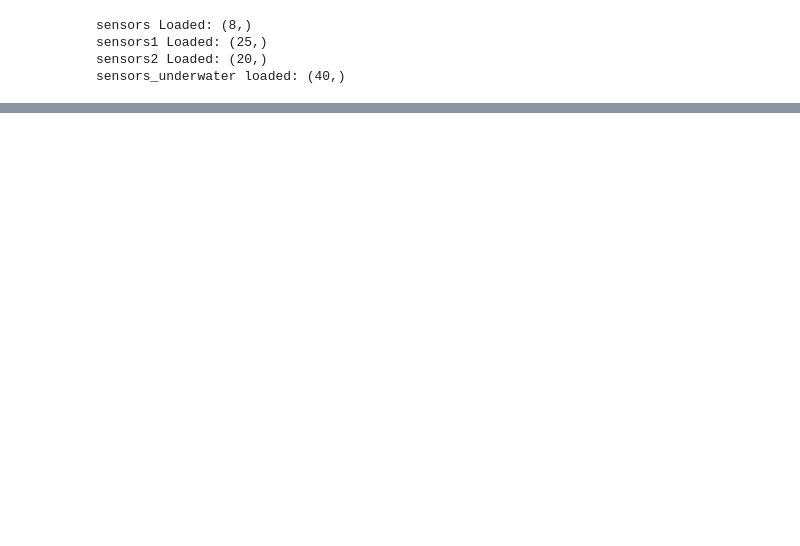
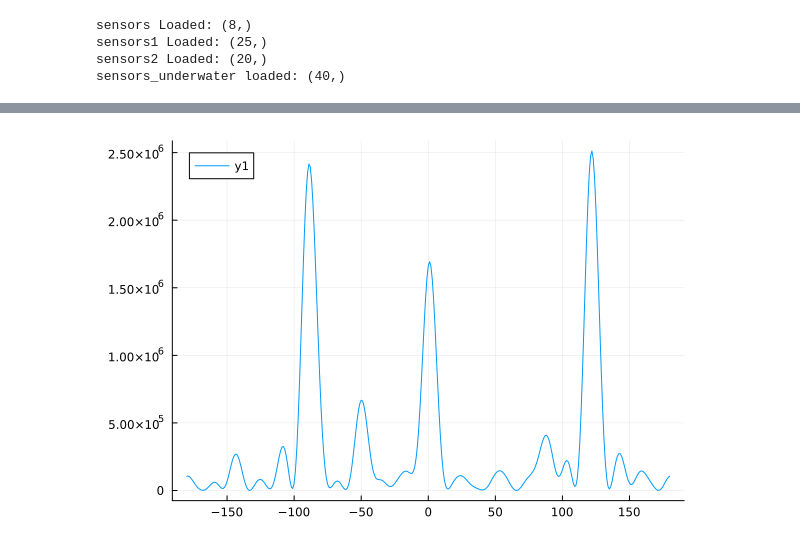
Before and after one commit to soundmapping/localization, a Jupyter notebook: doa/sbl.ipynb, the cells around one changed output, grey strips where cells are left out. Drawn from its saved outputs; the diff is of its cells as text; code cells hidden in the pictures; blank space fills up the shorter version.

```diff
--- a/doa/sbl.ipynb
+++ b/doa/sbl.ipynb
@@ -10,7 +11,7 @@ Step 0: Open recording or generate signal
 include("../signal_generator/tone.jl")
 include("../sensor.jl")
 
-freq = 50;          # Frequency of Tone (in Hz)
+freq = 1500;          # Frequency of Tone (in Hz)
 amp = 1;            # Amplitude of Tone
 duration = 10;       # Duration of Tone (in seconds)
 sample_rate = 32000.0;
@@ -20,14 +21,17 @@ include("../signal_generator/generate_sig.jl")
 using DSP.Windows: hanning, rect, bartlett
 az_gt = -90;        # Ground Truth Azimuth Angle (in degrees)
 az_gt2 = 120;
+az_gt3 = 0;
 c0 = 1500;          # Speed of Medium (in m/s)
 NFFT = 2^11;
 noverlap = Int(NFFT * (3 // 4));
 sig1, sample_rate = simulate_sensor_signal(tone_sig, sample_rate, sensors_underwater,
                          NFFT, noverlap, hanning, az_gt, c0);
-sig2, sample_rate = simulate_sensor_signal(tone_sig, sample_rate, sensors_underwater,
-                        NFFT, noverlap, hanning, az_gt2, c0);
-new_sig = sig1;
+# sig2, sample_rate = simulate_sensor_signal(tone_sig, sample_rate, sensors_underwater,
+#                         NFFT, noverlap, hanning, az_gt2, c0);
+# sig3, sample_rate = simulate_sensor_signal(tone_sig, sample_rate, sensors_underwater,
+#                         NFFT, noverlap, hanning, az_gt3, c0);
+new_sig = sig1; #+ sig2 + sig3;
 # %% [output]
 sensors Loaded: (8,)
 sensors1 Loaded: (25,)
@@ -160,0 +186,5 @@ plot(az_list, γ_collection)
+# %%
+γ_collection, ___ = cbf(Sy, sensors_underwater, freq, c0);
+plot(az_list, γ_collection)
+# %% [output]
+[figure, added]
```
Also changed, not shown: parts of 27 cells of this notebook, 12 other files.
